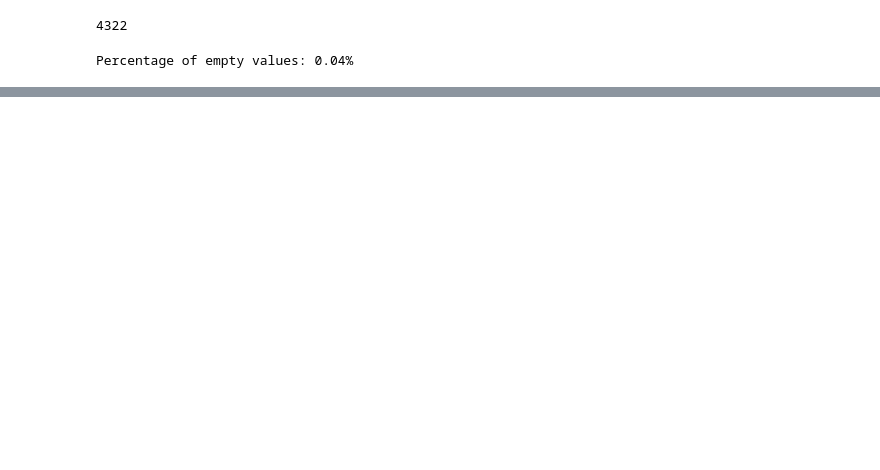
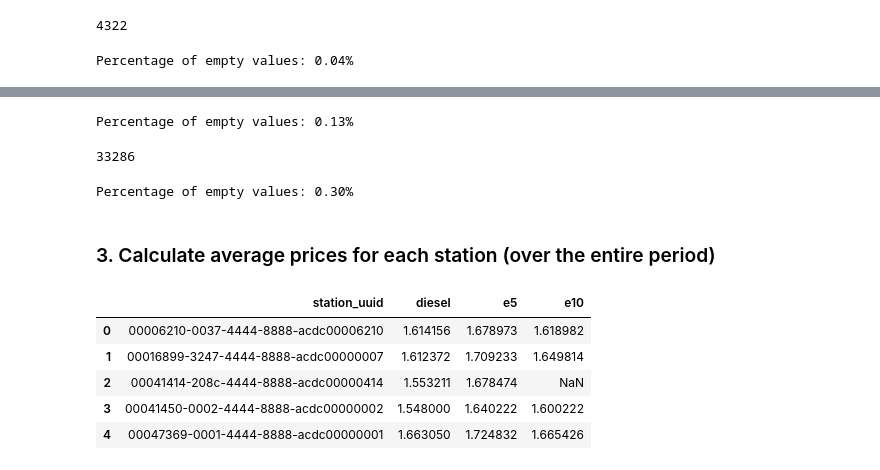
Before and after one commit to vladyslavyakymchuk1/portfolio_germany_fuel_analysis, a Jupyter notebook: tankkoenig-prices-cleaning.ipynb, the cells around one changed output, grey strips where cells are left out. Drawn from its saved outputs; the diff is of its cells as text; code cells hidden in the pictures; blank space fills up the shorter version.

```diff
--- a/tankkoenig-prices-cleaning.ipynb
+++ b/tankkoenig-prices-cleaning.ipynb
@@ -320,0 +322,16 @@ df['diesel'].isna().sum()
+# %%
+percentage = daily_prices['e5'].isna().sum() / 11205384 * 100
+print(f"Percentage of empty values: {percentage:.2f}%")
+# %% [output]
+Percentage of empty values: 0.13%
+# %%
+daily_prices['e10'].isna().sum()
+# %% [output]
+33286
+# %%
+percentage = daily_prices['e10'].isna().sum() / 11205384 * 100
+print(f"Percentage of empty values: {percentage:.2f}%")
+# %% [output]
+Percentage of empty values: 0.30%
+# %% [markdown]
+### 3. Calculate average prices for each station (over the entire period)
@@ -320,0 +344,9 @@ df['diesel'].isna().sum()
+# %%
+stations_avg.head()
+# %% [output]
+|  | station_uuid | diesel | e5 | e10 |
+| 0 | 00006210-0037-4444-8888-acdc00006210 | 1.614156 | 1.678973 | 1.618982 |
+| 1 | 00016899-3247-4444-8888-acdc00000007 | 1.612372 | 1.709233 | 1.649814 |
+| 2 | 00041414-208c-4444-8888-acdc00000414 | 1.553211 | 1.678474 | NaN |
+| 3 | 00041450-0002-4444-8888-acdc00000002 | 1.548000 | 1.640222 | 1.600222 |
+| 4 | 00047369-0001-4444-8888-acdc00000001 | 1.663050 | 1.724832 | 1.665426 |
```
Also changed, not shown: parts of 12 cells of this notebook.
